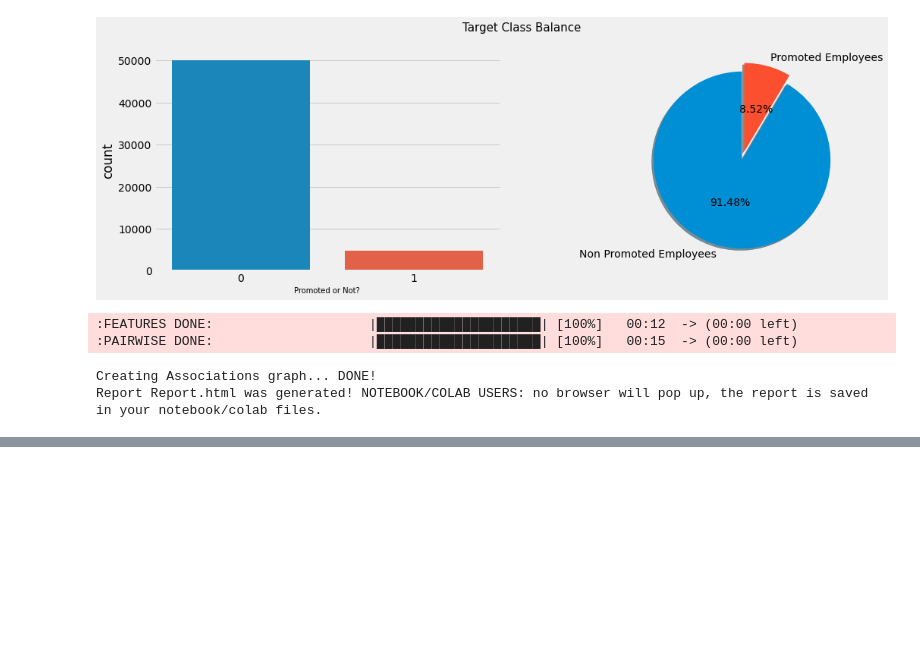
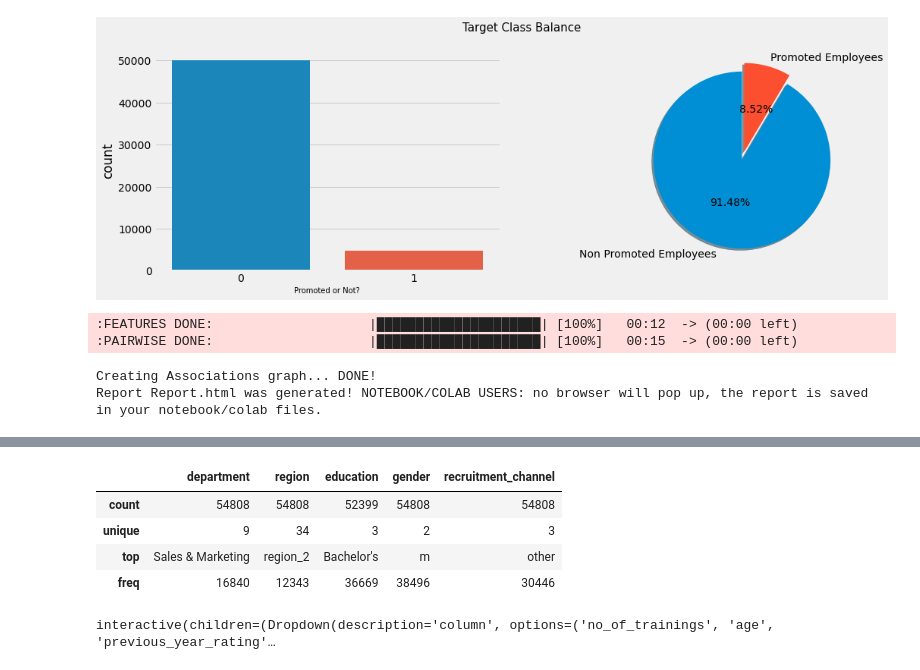
Before and after one commit to prakash079/Employee-Promotion-Predictor, a Jupyter notebook: employee_promotion_predictor.ipynb, the cells around one changed output, grey strips where cells are left out. Cells and saved outputs as stored; diff of their text form; code cells hidden in the pictures; blank space fills up the shorter version.

```diff
--- a/employee_promotion_predictor.ipynb
+++ b/employee_promotion_predictor.ipynb
@@ -103,0 +121,21 @@ Report Report.html was generated! NOTEBOOK/COLAB USERS: no browser will pop up,
+# %%
+# lets check descriptive statistics for categorical columns
+train.describe(include = 'object')
+# %% [output]
+|  | department | region | education | gender | recruitment_channel |
+| count | 54808 | 54808 | 52399 | 54808 | 54808 |
+| unique | 9 | 34 | 3 | 2 | 3 |
+| top | Sales & Marketing | region_2 | Bachelor's | m | other |
+| freq | 16840 | 12343 | 36669 | 38496 | 30446 |
+# %%
+# Lets make an interactive function to check the statistics of these numerical columns at a time
+#using interact feature of ipywidgets
+@interact
+def check(column = list(train.select_dtypes('number').columns[1:])):
+    print("Maximum Value :", train[column].max())
+    print("Minimum Value :", train[column].min())
+    print("Mean : {0:.2f}".format(train[column].mean()))
+    print("Median :", train[column].median())
+    print("Standard Deviation :  {0:.2f}".format(train[column].std()))
+# %% [output]
+interactive(children=(Dropdown(description='column', options=('no_of_trainings', 'age', 'previous_year_rating'…
```
Also changed, not shown: parts of 2 cells of this notebook.
